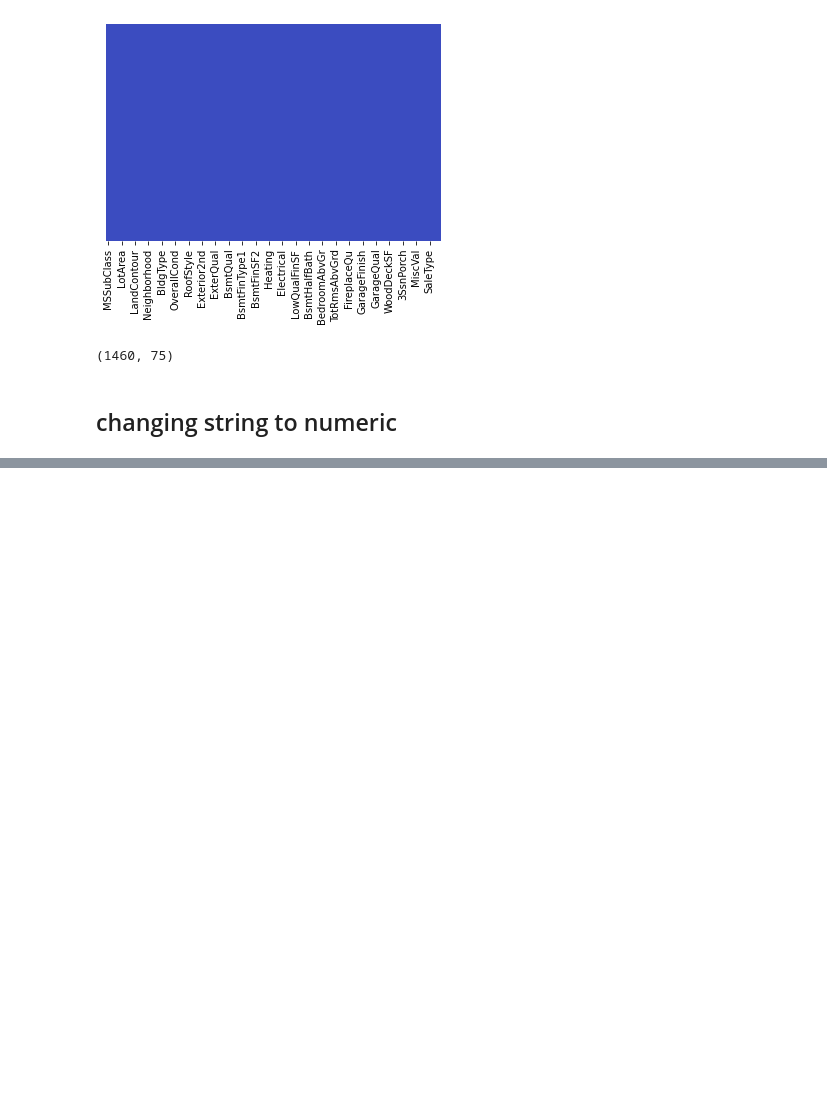
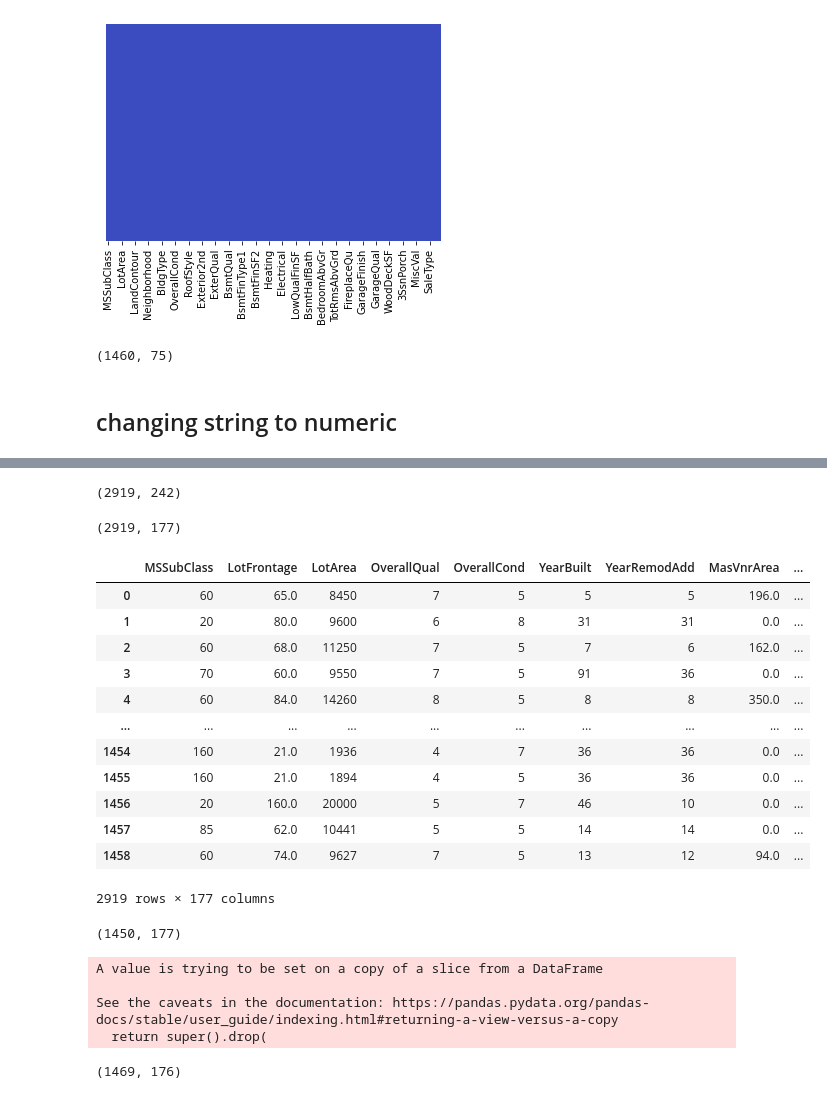
Before and after one commit to Himanth-Venati/Prediction_of_house_price_using_ML, a Jupyter notebook: Advanced Housing_using ML/Advanced_Housing_price_prediction.ipynb, the cells around one changed output, grey strips where cells are left out. Cells and saved outputs as stored; diff of their text form; code cells hidden in the pictures; blank space fills up the shorter version.

```diff
--- a/Advanced Housing_using ML/Advanced_Housing_price_prediction.ipynb
+++ b/Advanced Housing_using ML/Advanced_Housing_price_prediction.ipynb
@@ -154,0 +151,9 @@ memory usage: 855.6+ KB
+# %%
+columns=['MSZoning','Street','LotShape','LandContour','LotConfig','LandSlope','Neighborhood',
+         'Condition2','BldgType','Condition1','HouseStyle','SaleType',
+        'SaleCondition','ExterCond',
+         'ExterQual','Foundation','BsmtQual','BsmtCond','BsmtExposure','BsmtFinType1','BsmtFinType2',
+        'RoofStyle','RoofMatl','Exterior1st','Exterior2nd','MasVnrType','Heating','HeatingQC',
+         'CentralAir',
+         'Electrical','KitchenQual','Functional',
+         'FireplaceQu','GarageType','GarageFinish','GarageQual','GarageCond','PavedDrive']
@@ -154,0 +166,21 @@ memory usage: 855.6+ KB
+# %%
+def category_onehot_multcols(multcolumns):
+    df_final=final_df
+    i=0
+    for fields in multcolumns:
+
+        print(fields)
+        df1=pd.get_dummies(final_df[fields],drop_first=True)
+
+        final_df.drop([fields],axis=1,inplace=True)
+        if i==0:
+            df_final=df1.copy()
+        else:
+
+            df_final=pd.concat([df_final,df1],axis=1)
+        i=i+1
+
+
+    df_final=pd.concat([final_df,df_final],axis=1)
+
+    return df_final
@@ -154,0 +224,2 @@ memory usage: 855.6+ KB
+# %%
+final_df=category_onehot_multcols(columns)
@@ -154,0 +244,26 @@ memory usage: 855.6+ KB
+# %%
+final_df.shape
+# %% [output]
+(2919, 242)
+# %%
+final_df =final_df.loc[:,~final_df.columns.duplicated()]
+# %%
+final_df.shape
+# %% [output]
+(2919, 177)
+# %%
+final_df
+# %% [output]
+|  | MSSubClass | LotFrontage | LotArea | OverallQual | OverallCond | YearBuilt | YearRemodAdd | MasVnrArea | ... |
+| 0 | 60 | 65.0 | 8450 | 7 | 5 | 5 | 5 | 196.0 | ... |
+| 1 | 20 | 80.0 | 9600 | 6 | 8 | 31 | 31 | 0.0 | ... |
+| 2 | 60 | 68.0 | 11250 | 7 | 5 | 7 | 6 | 162.0 | ... |
+| 3 | 70 | 60.0 | 9550 | 7 | 5 | 91 | 36 | 0.0 | ... |
+| 4 | 60 | 84.0 | 14260 | 8 | 5 | 8 | 8 | 350.0 | ... |
+| ... | ... | ... | ... | ... | ... | ... | ... | ... | ... |
+| 1454 | 160 | 21.0 | 1936 | 4 | 7 | 36 | 36 | 0.0 | ... |
+| 1455 | 160 | 21.0 | 1894 | 4 | 5 | 36 | 36 | 0.0 | ... |
+| 1456 | 20 | 160.0 | 20000 | 5 | 7 | 46 | 10 | 0.0 | ... |
+| 1457 | 85 | 62.0 | 10441 | 5 | 5 | 14 | 14 | 0.0 | ... |
+| 1458 | 60 | 74.0 | 9627 | 7 | 5 | 13 | 12 | 94.0 | ... |
+2919 rows × 177 columns
@@ -154,0 +273,15 @@ memory usage: 855.6+ KB
+# %%
+df_Train.shape
+# %% [output]
+(1450, 177)
+# %%
+df_Test.drop(['SalePrice'],axis=1,inplace=True)
+# %% [output]
+A value is trying to be set on a copy of a slice from a DataFrame
+
+See the caveats in the documentation: https://pandas.pydata.org/pandas-docs/stable/user_guide/indexing.html#returning-a-view-versus-a-copy
+  return super().drop(
+# %%
+df_Test.shape
+# %% [output]
+(1469, 176)
```
Also changed, not shown: parts of 25 cells of this notebook.
